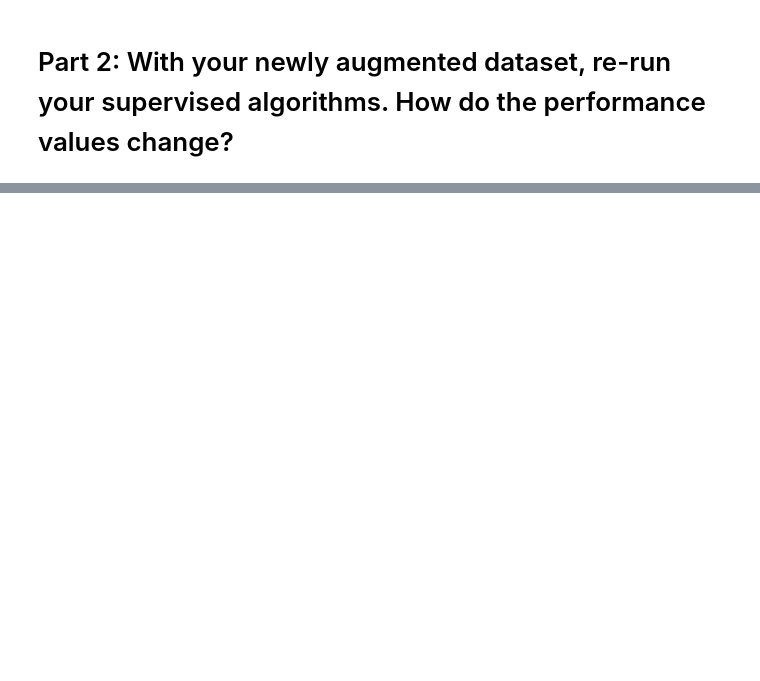
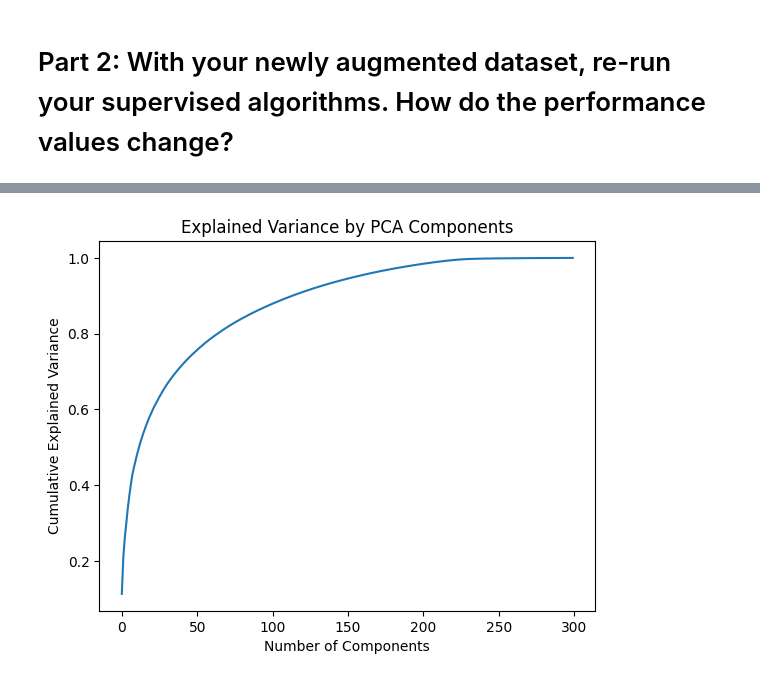
Before and after one commit to marianellass/AML-Midterm, a Jupyter notebook: AMLmidterm.ipynb, the cells around one changed output, grey strips where cells are left out. Cells and saved outputs as stored; diff of their text form; code cells hidden in the pictures; blank space fills up the shorter version.

```diff
--- a/AMLmidterm.ipynb
+++ b/AMLmidterm.ipynb
@@ -865,0 +968,13 @@ GMM: (24758, 8)
+# %%
+from sklearn.linear_model import LogisticRegression
+from sklearn.metrics import classification_report
+
+# Step 1: Initialize the supervised model
+model = LogisticRegression(max_iter=200, random_state=42)
+
+# Step 2: Train the model on the fully labeled augmented dataset
+model.fit(X_train, y_train_augmented)
+
+# Step 3: Evaluate on a validation set or perform cross-validation (assuming X_val and y_val exist)
+y_pred = model.predict(X_val)
+print(classification_report(y_val, y_pred))
@@ -865,0 +1000,7 @@ GMM: (24758, 8)
+# %%
+from sklearn.ensemble import RandomForestClassifier
+
+model_rf = RandomForestClassifier(n_estimators=100, random_state=42)
+model_rf.fit(X_train, y_train_augmented)
+y_pred_rf = model_rf.predict(X_val)
+print("Random Forest Classifier:\n", classification_report(y_val, y_pred_rf))
@@ -865,0 +1020,13 @@ GMM: (24758, 8)
+# %%
+import matplotlib.pyplot as plt
+import numpy as np
+
+# Fit PCA on X_train and plot cumulative variance
+pca = PCA().fit(X_train)
+plt.plot(np.cumsum(pca.explained_variance_ratio_))
+plt.xlabel("Number of Components")
+plt.ylabel("Cumulative Explained Variance")
+plt.title("Explained Variance by PCA Components")
+plt.show()
+# %% [output]
+[figure, added]
```
Also changed, not shown: parts of 13 cells of this notebook, 10 other files.
